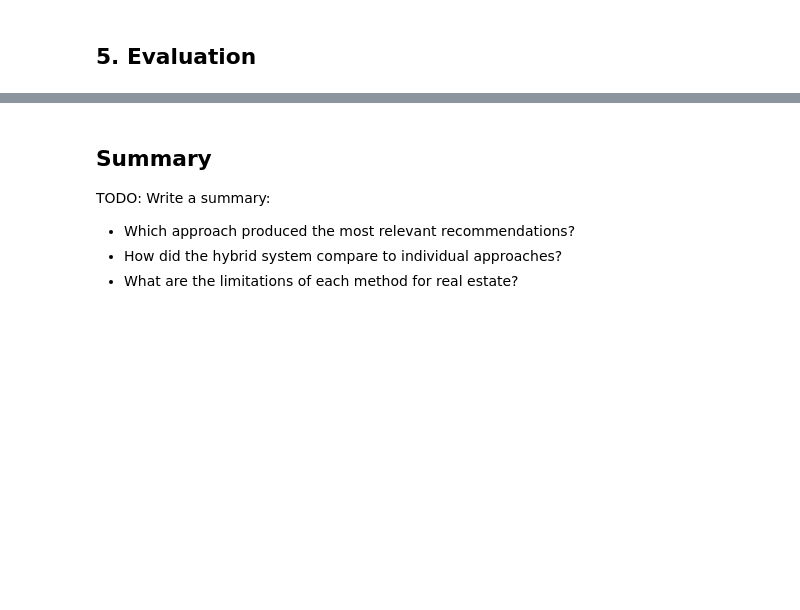
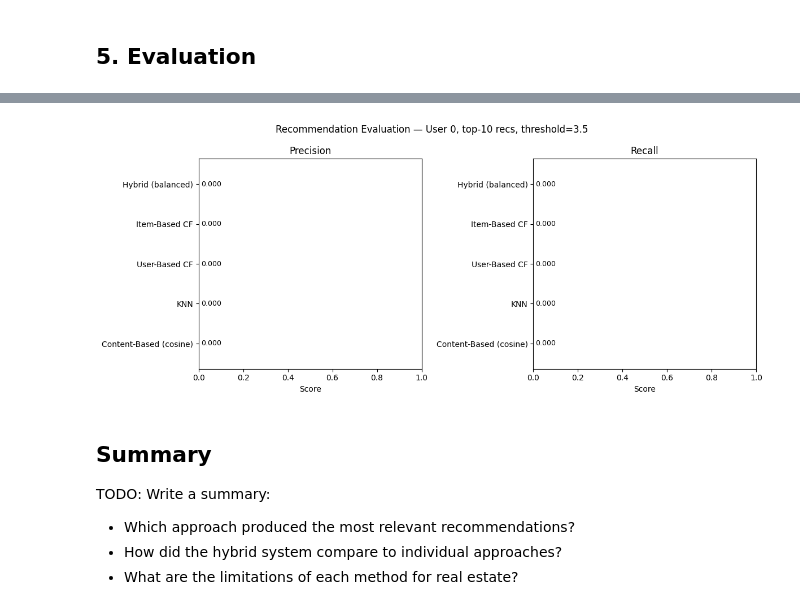
Before and after one commit to DigiCrome-Academy/real-estate-prediction-bnelsonemail, a Jupyter notebook: notebooks/03_recommendation_system.ipynb, the cells around one changed output, grey strips where cells are left out. Saved outputs shown, nothing was run; the diff lists cells and outputs as text; code cells hidden in the pictures; blank space fills up the shorter version.

```diff
--- a/notebooks/03_recommendation_system.ipynb
+++ b/notebooks/03_recommendation_system.ipynb
@@ -332,0 +330,76 @@ Content-heavy  (content=0.7, collab=0.3)
+# %%
+
+EVAL_USER     = HYBRID_USER      # user 0
+EVAL_PROPERTY = HYBRID_PROPERTY  # property 42
+N_RECS        = 10               # larger pool → more meaningful precision/recall
+THRESHOLD     = 3.5
+
+# Ground truth: all properties this user has rated in the matrix
+ground_truth = {
+    int(prop): float(rating)
+    for prop, rating in enumerate(user_property_matrix[EVAL_USER])
+    if rating > 0
+}
+print(f"Ground-truth rated properties for user {EVAL_USER}: {len(ground_truth)}")
+print(f"Relevant (rating >= {THRESHOLD}): {sum(1 for r in ground_truth.values() if r >= THRESHOLD)}\n")
+
+# --- Collect recommendations from each method ---
+methods = {
+    "Content-Based (cosine)": content_based_recommend(
+        EVAL_PROPERTY, similarity_matrix, n_recommendations=N_RECS
+    ),
+    "KNN": knn_recommend(
+        X_subset, EVAL_PROPERTY, n_recommendations=N_RECS
+    ),
+    "User-Based CF": user_based_collaborative_filter(
+        user_property_matrix, EVAL_USER, n_recommendations=N_RECS
+    ),
+    "Item-Based CF": item_based_collaborative_filter(
+        user_property_matrix, EVAL_USER, n_recommendations=N_RECS
+    ),
+    "Hybrid (balanced)": hybrid_recommend(
+        X_subset, user_property_matrix,
+        user_index=EVAL_USER,
+        property_index=EVAL_PROPERTY,
+        content_weight=0.5,
+        collaborative_weight=0.5,
+        n_recommendations=N_RECS,
+    ),
+}
+
+# --- Evaluate and collect metrics ---
+results = {}
+print(f"{'Method':<25} {'Precision':>10} {'Recall':>8} {'Rel.Rec':>9} {'Recd':>7} {'Total Rel':>10}")
+print("-" * 72)
+for name, recs in methods.items():
+    metrics = evaluate_recommendations(recs, ground_truth, threshold=THRESHOLD)
+    results[name] = metrics
+    print(
+        f"{name:<25} {metrics['precision']:>10.3f} {metrics['recall']:>8.3f} "
+        f"{metrics['n_relevant_recommended']:>9} {metrics['n_recommended']:>7} "
+        f"{metrics['n_relevant_total']:>10}"
+    )
+
+# --- Bar chart comparison ---
+fig, axes = plt.subplots(1, 2, figsize=(12, 5))
+method_names = list(results.keys())
+precisions   = [results[m]['precision'] for m in method_names]
+recalls      = [results[m]['recall']    for m in method_names]
+colors       = ['#4878cf', '#6acc65', '#d65f5f', '#b47cc7', '#c4ad66']
+y_pos        = range(len(method_names))
+
+for ax, values, title in zip(axes, [precisions, recalls], ['Precision', 'Recall']):
+    bars = ax.barh(list(y_pos), values, color=colors)
+    ax.set_yticks(list(y_pos))
+    ax.set_yticklabels(method_names)
+    ax.set_xlim(0, 1)
+    ax.set_xlabel('Score')
+    ax.set_title(title)
+    for bar, val in zip(bars, values):
+        ax.text(val + 0.01, bar.get_y() + bar.get_height() / 2,
+                f'{val:.3f}', va='center', fontsize=9)
+
+fig.suptitle(f'Recommendation Evaluation — User {EVAL_USER}, top-{N_RECS} recs, threshold={THRESHOLD}')
+plt.tight_layout()
+plt.show()
+# %% [output]
@@ -333,3 +416,4 @@ Content-heavy  (content=0.7, collab=0.3)
+[figure, added]
 # %% [markdown]
 ## Summary
 
```
Also changed, not shown: parts of 2 cells of this notebook.
